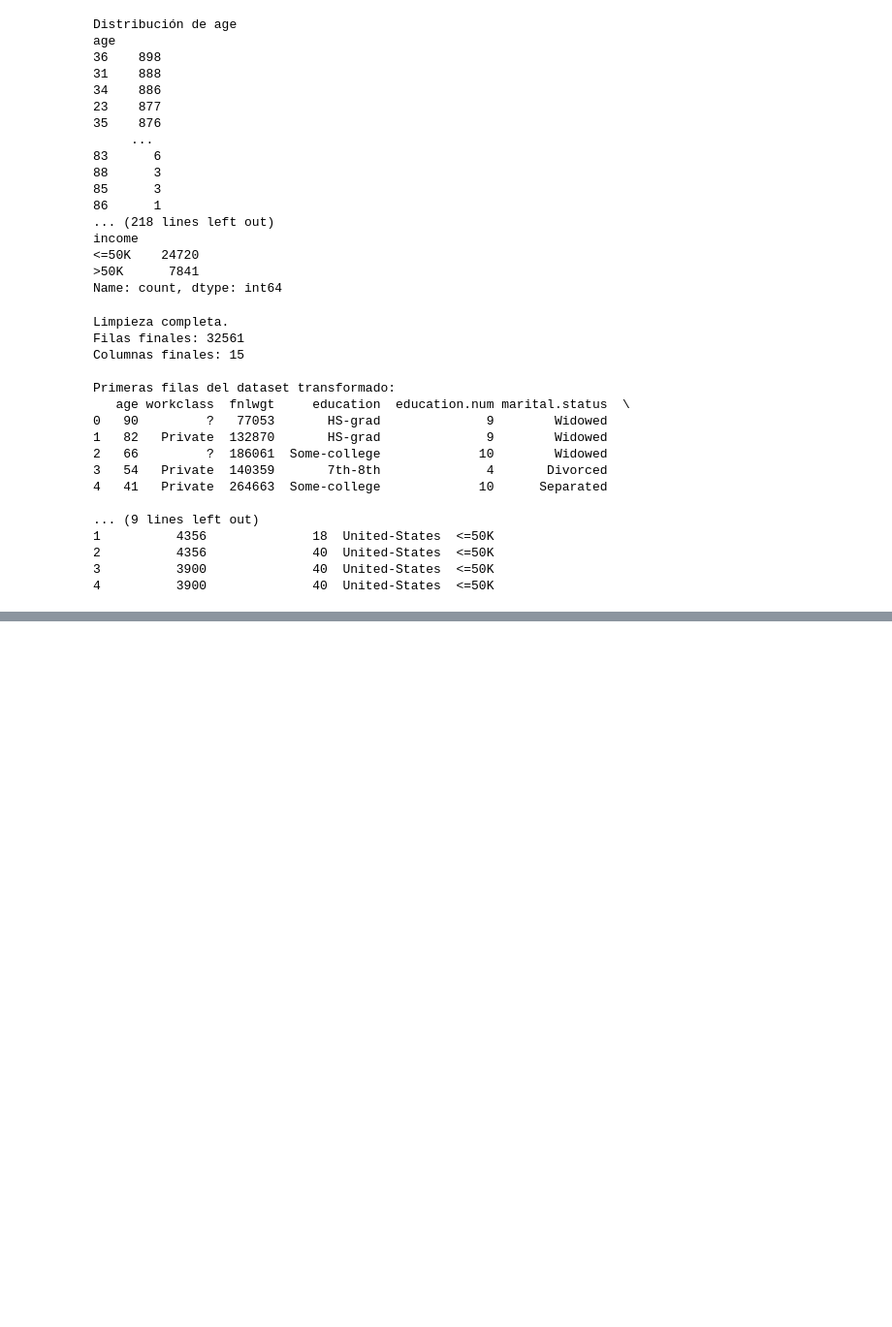
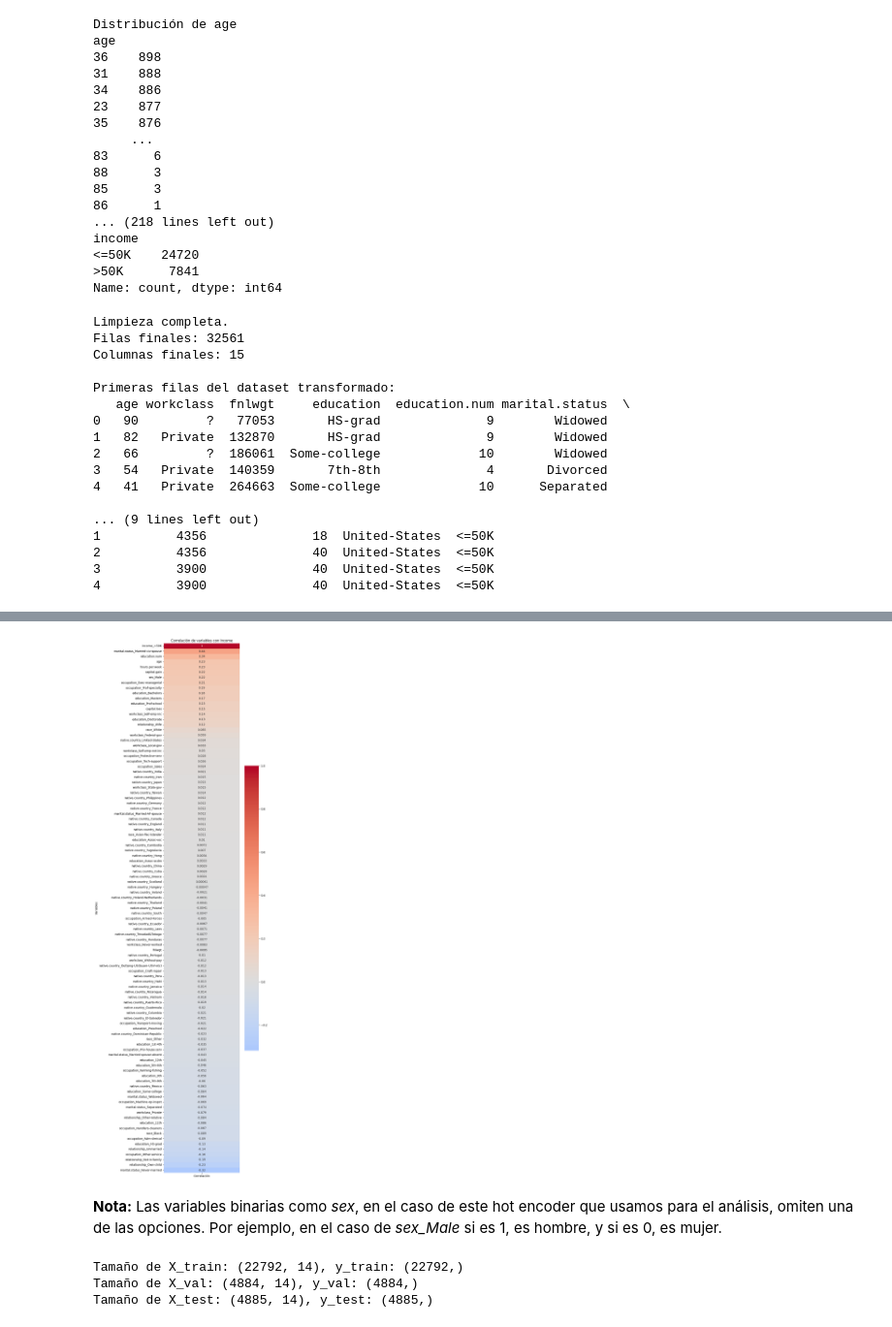
Before and after one commit to Manco312/Deliverable3-AI-Codigo, a Jupyter notebook: analysis.ipynb, the cells around one changed output, grey strips where cells are left out. Shown at 97% size. Saved outputs shown, nothing was run; the diff lists cells and outputs as text; code cells hidden in the pictures; blank space fills up the shorter version.

```diff
--- a/analysis.ipynb
+++ b/analysis.ipynb
@@ -182,0 +210,35 @@ Name: income_>50K, Length: 101, dtype: float64
+# %%
+# Diagrama de calor de correlaciones con la variable objetivo
+
+# Crear DataFrame para visualización
+corr_target_df = correlaciones_objetivo.to_frame(name="Correlación")
+
+# --- Graficar heatmap solo con las correlaciones respecto a income ---
+plt.figure(figsize=(6, len(corr_target_df) / 3))  # tamaño dinámico según número de variables
+sns.heatmap(corr_target_df, annot=True, cmap="coolwarm", center=0)
+plt.title("Correlación de variables con Income")
+plt.ylabel("Variables")
+plt.show()
+# %% [output]
+[figure, added]
+# %% [markdown]
+**Nota:** Las variables binarias como *sex*, en el caso de este hot encoder que usamos para el análisis, omiten una de las opciones. Por ejemplo, en el caso de *sex_Male* si es 1, es hombre, y si es 0, es mujer.
+# %%
+# Separar variables predictoras (X) y target (y)
+X = datos.drop(columns=["income"])
+y = datos["income"]
+
+# Dividir datos en entrenamiento, prueba y validación
+# Primero 70% train, 30% temp
+X_train, X_temp, y_train, y_temp = train_test_split(X, y, test_size=0.30, random_state=42, stratify=y)
+
+# Luego dividir temp en val (15%) y test (15%)
+X_val, X_test, y_val, y_test = train_test_split(X_temp, y_temp, test_size=0.50, random_state=42, stratify=y_temp)
+
+print(f"Tamaño de X_train: {X_train.shape}, y_train: {y_train.shape}")
+print(f"Tamaño de X_val: {X_val.shape}, y_val: {y_val.shape}")
+print(f"Tamaño de X_test: {X_test.shape}, y_test: {y_test.shape}")
+# %% [output]
+Tamaño de X_train: (22792, 14), y_train: (22792,)
+Tamaño de X_val: (4884, 14), y_val: (4884,)
+Tamaño de X_test: (4885, 14), y_test: (4885,)
```
Also changed, not shown: parts of 4 cells of this notebook.
